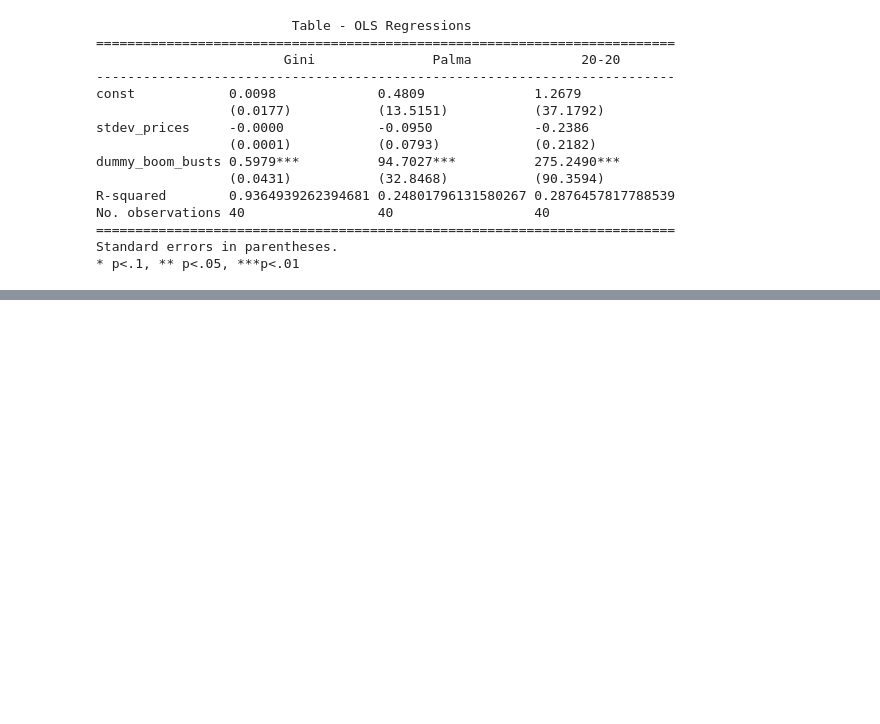
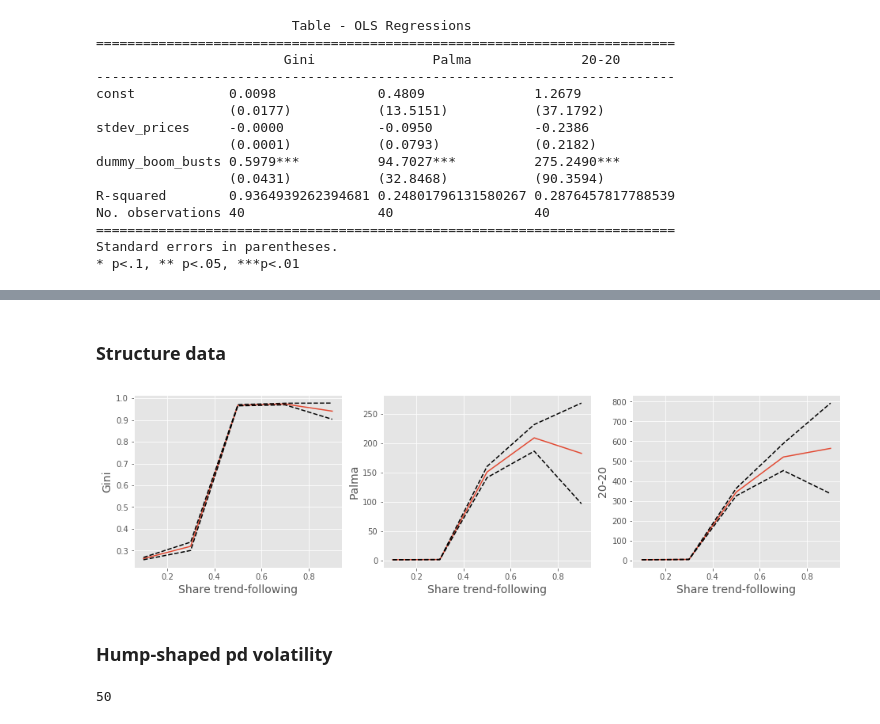
Before and after one commit to joerischasfoort/bubble-inequality, a Jupyter notebook: asset_boom_busts_and_wealth_inequality.ipynb, the cells around one changed output, grey strips where cells are left out. Cells and saved outputs as stored; diff of their text form; code cells hidden in the pictures; blank space fills up the shorter version.

```diff
--- a/asset_boom_busts_and_wealth_inequality.ipynb
+++ b/asset_boom_busts_and_wealth_inequality.ipynb
@@ -743,0 +747,10 @@ Standard errors in parentheses.
+# %%
+NRUNS = 10
+# %%
+params['average_learning_ability'] = 0.0
+params['mutation_intensity'] = 0.0
+params['ticks'] = 3000
+# %%
+share_chartists = [x / 100.0 for x in range(10, 110, 20)]
+Experiments = len(share_chartists)
+Experiments
@@ -743,0 +765,11 @@ Standard errors in parentheses.
+# %%
+trdrs = []
+orbs = []
+for exp in range(Experiments):
+    params['strat_share_chartists'] = share_chartists[exp]
+    for seed in range(NRUNS):
+        traders, orderbook = init_objects_distr(params, seed)
+        #traders, orderbook = pb_distr_model(traders, orderbook, params, seed)
+        traders, orderbook = pb_distr_model(traders, orderbook, params, seed)
+        trdrs.append(traders)
+        orbs.append(orderbook)
@@ -743,0 +803,2 @@ Standard errors in parentheses.
+# %% [markdown]
+### Structure data
@@ -743,0 +900,32 @@ Standard errors in parentheses.
+# %%
+fig, (ax1, ax2, ax3) = plt.subplots(1, 3, figsize=[16,4])
+
+ax1.plot(share_chartists, gini_averages)
+ax1.plot(share_chartists, gini_conf_interval_uppers, 'k--')
+ax1.plot(share_chartists, gini_conf_intervals_lowers, 'k--')
+
+ax2.plot(share_chartists, palma_averages)
+ax2.plot(share_chartists, palma_conf_interval_uppers, 'k--')
+ax2.plot(share_chartists, palma_conf_intervals_lowers, 'k--')
+
+ax3.plot(share_chartists, twtw_averages)
+ax3.plot(share_chartists, twtw_conf_interval_uppers, 'k--')
+ax3.plot(share_chartists, twtw_conf_intervals_lowers, 'k--')
+
+ax1.set_ylabel('Gini', fontsize=14)
+ax2.set_ylabel('Palma', fontsize=14)
+ax3.set_ylabel('20-20', fontsize=14)
+
+
+for ax in [ax1, ax2, ax3]:
+    ax.set_xlabel('Share trend-following', fontsize=14)
+
+fig.savefig('share_chartists_inequality_long.png', dpi=200, bbox_inches = 'tight', pad_inches = 0)
+# %% [output]
+[figure, added]
+# %% [markdown]
+### Hump-shaped pd volatility
+# %%
+len(orbs)
+# %% [output]
+50
```
Also changed, not shown: parts of 14 cells of this notebook, 4 other files.
